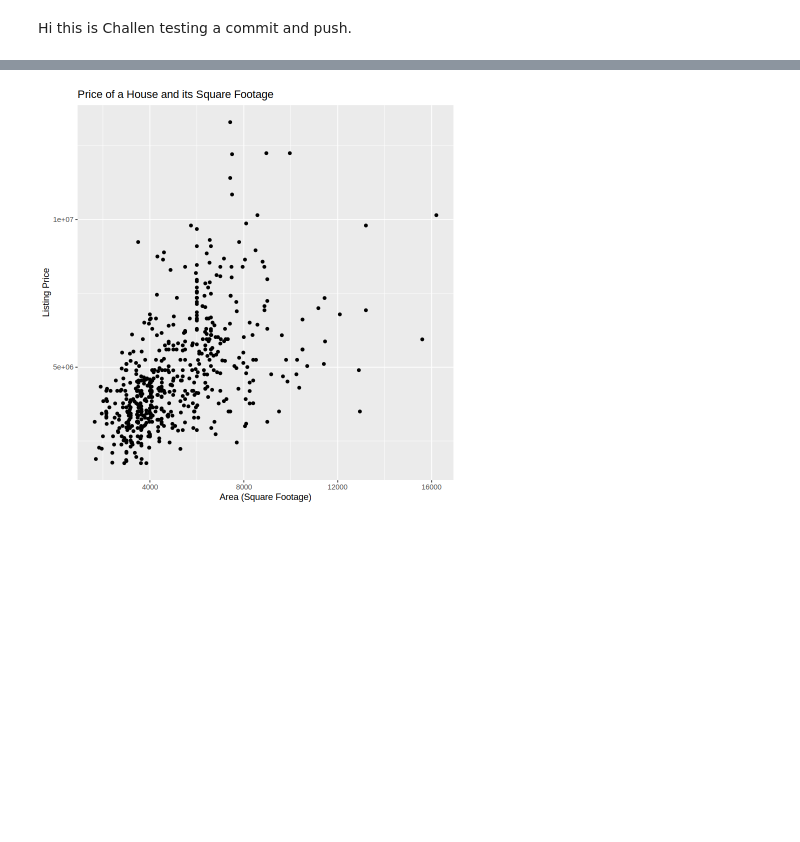
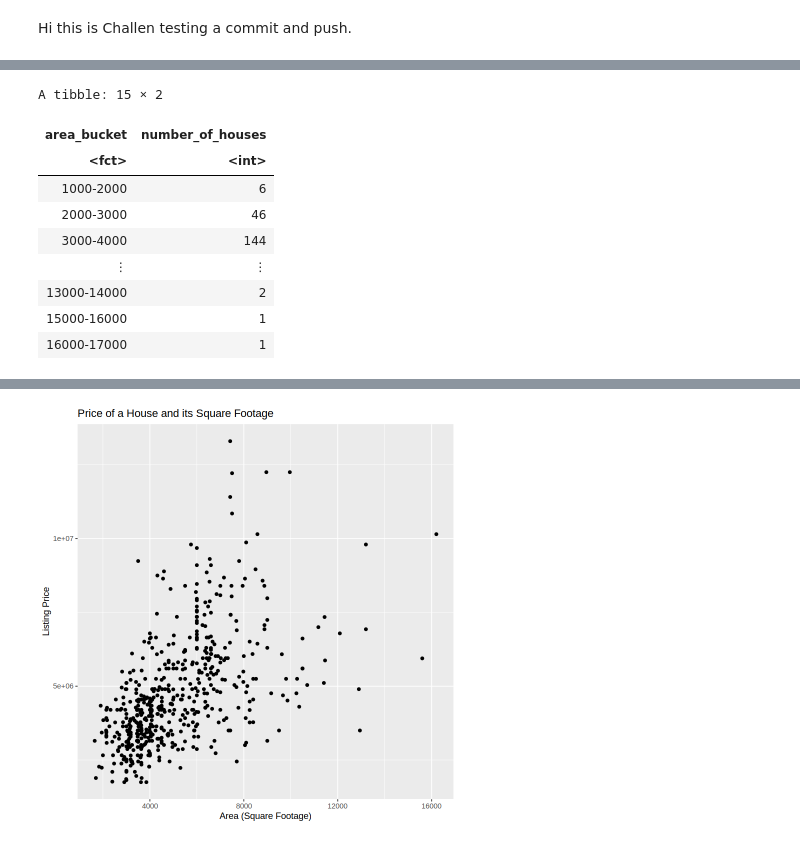
Before and after one commit to chwu01/DSCI-Group-Project, a Jupyter notebook: Challen Test.ipynb, the cells around one changed output, grey strips where cells are left out. Cells and saved outputs as stored; diff of their text form; code cells hidden in the pictures; blank space fills up the shorter version.

```diff
--- a/Challen Test.ipynb
+++ b/Challen Test.ipynb
@@ -35,0 +80,29 @@ A spec_tbl_df: 545 × 13
+# %%
+# Dividing area into bins to examine the distribution of house square footage
+
+breaks <- c(0, 1000, 2000, 3000, 4000, 5000, 6000, 7000, 8000, 9000, 10000, 11000, 12000, 13000, 14000, 15000, 16000, 17000)
+tags <- c("0-1000", "1000-2000", "2000-3000", "3000-4000", "4000-5000", "5000-6000", "6000-7000", "7000-8000", "8000-9000", "9000-10000",
+          "10000-11000", "11000-12000", "12000-13000", "13000-14000", "14000-15000", "15000-16000", "16000-17000")
+
+group_tags <- cut(housing_bedroom_aggregate$area, breaks = breaks, include.lowest = TRUE, right = FALSE, labels = tags)
+
+# group_tags
+
+housing_area_buckets <- housing_df |>
+    select(price, area) |>
+    mutate(area_bucket = group_tags) |>
+    group_by(area_bucket) |>
+    summarize(number_of_houses = n())
+
+housing_area_buckets
+# %% [output]
+A tibble: 15 × 2
+| area_bucket | number_of_houses |
+| <fct> | <int> |
+| 1000-2000 | 6 |
+| 2000-3000 | 46 |
+| 3000-4000 | 144 |
+| ⋮ | ⋮ |
+| 13000-14000 | 2 |
+| 15000-16000 | 1 |
+| 16000-17000 | 1 |
```
Also changed, not shown: parts of 4 cells of this notebook.
